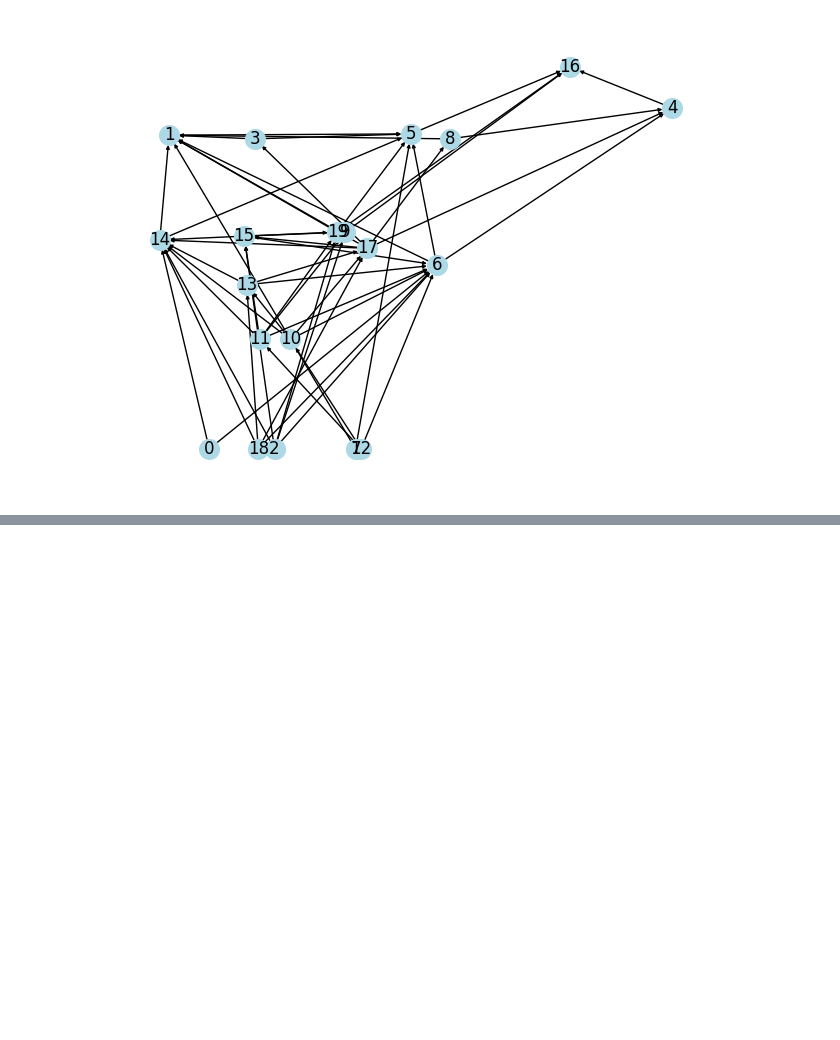
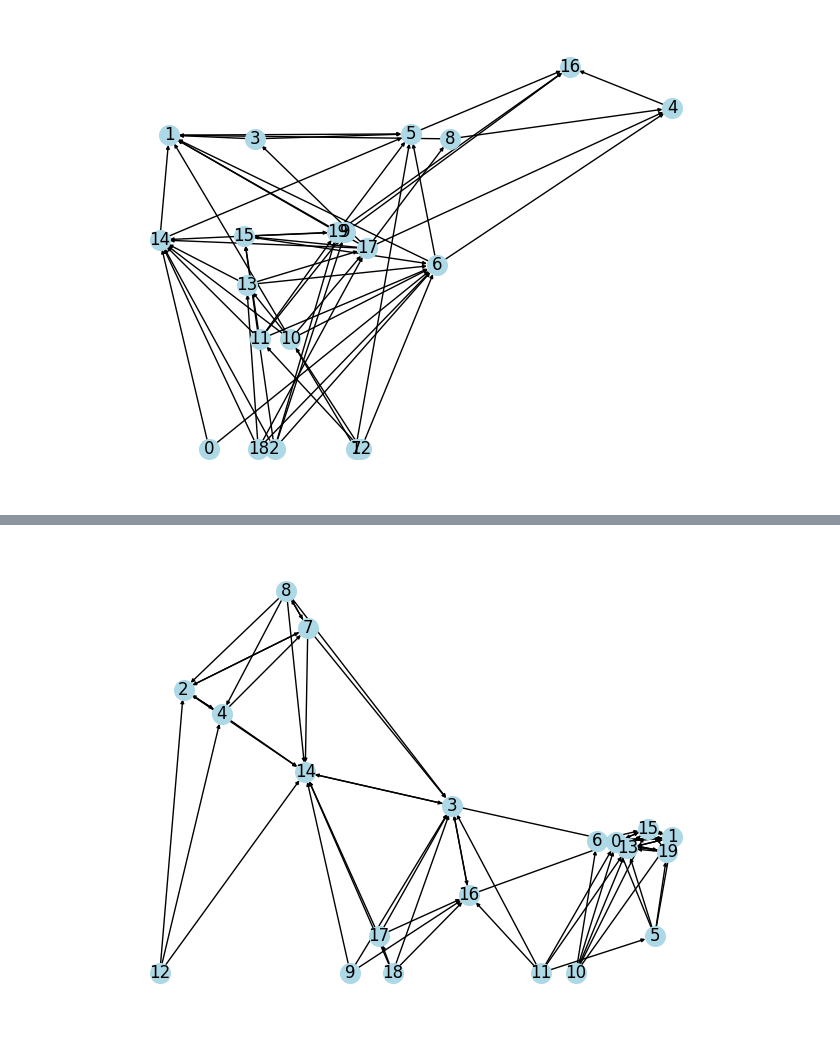
Before and after one commit to vivian-m-li/gen_eco_networks, a Jupyter notebook: notebooks/demo_models.ipynb, the cells around one changed output, grey strips where cells are left out. Drawn from its saved outputs; the diff is of its cells as text; code cells hidden in the pictures; blank space fills up the shorter version.

Commit message:
implement PNM. check that all species are reachable from a basal species in NicheModel

```diff
--- a/notebooks/demo_models.ipynb
+++ b/notebooks/demo_models.ipynb
@@ -91,0 +109,25 @@ model.save(web, "../example_networks/rgg", gml=False)
+# %%
+from gen_eco_networks.models import PNM
+from gen_eco_networks.utils import draw_network
+
+# instantiate the model
+model = PNM(
+    n_species=20,
+    connectance=0.15,
+    rho=0.9,
+    n_binary_attributes=2,
+    n_numeric_attributes=4,
+    seed=SEED,
+)
+
+# generate the web using PNM
+web, _ = model.generate()
+
+# visualize the generated web
+draw_network(web)
+
+# save the generated web to example_networks/rgg/
+model.save(web, "../example_networks/pnm")
+model.save(web, "../example_networks/pnm", gml=False)
+# %% [output]
+[figure, added]
```
Also changed, not shown: parts of 4 cells of this notebook, 9 other files.
